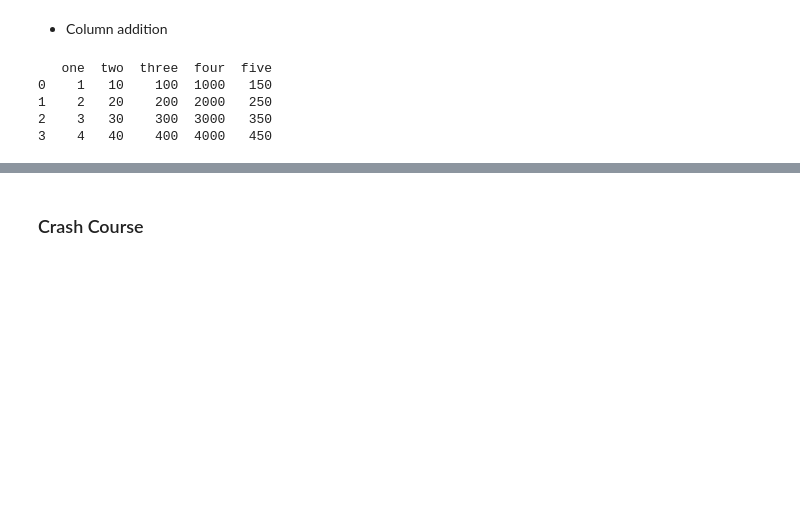
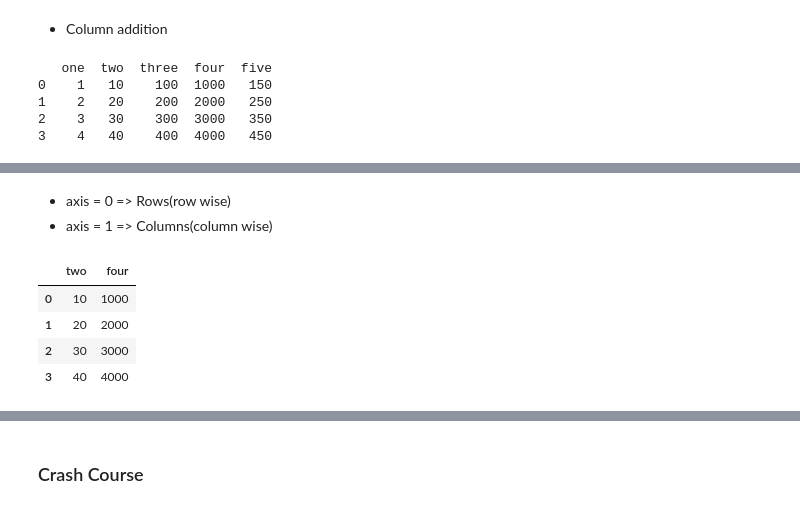
Before and after one commit to ApurbaKumarMajumder/Machine-Learning, a Jupyter notebook: pandas.ipynb, the cells around one changed output, grey strips where cells are left out. Drawn from its saved outputs; the diff is of its cells as text; code cells hidden in the pictures; blank space fills up the shorter version.

```diff
--- a/pandas.ipynb
+++ b/pandas.ipynb
@@ -478,0 +568,7 @@ df
+# %%
+data = {'one': pd.Series([1, 2, 3, 4]),
+        'two': pd.Series([10, 20, 30, 40]),
+        'three': pd.Series([100, 200, 300, 400]),
+        'four': pd.Series([1000, 2000, 3000, 4000])}
+
+df = pd.DataFrame(data)
@@ -478,0 +583,11 @@ df
+# %% [markdown]
+* axis = 0 => Rows(row wise)
+* axis = 1 => Columns(column wise)
+# %%
+df.drop(['one', 'three'], axis = 1)
+# %% [output]
+|  | two | four |
+| 0 | 10 | 1000 |
+| 1 | 20 | 2000 |
+| 2 | 30 | 3000 |
+| 3 | 40 | 4000 |
```
Also changed, not shown: parts of 18 cells of this notebook.
